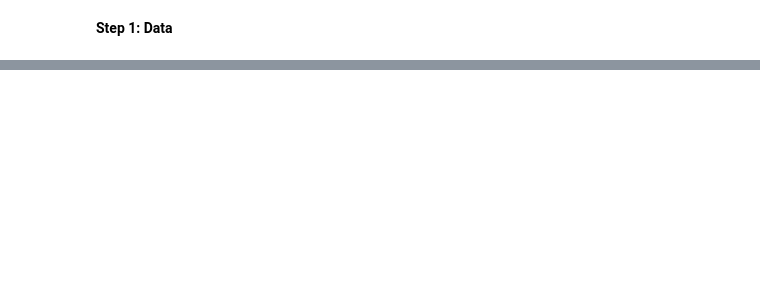
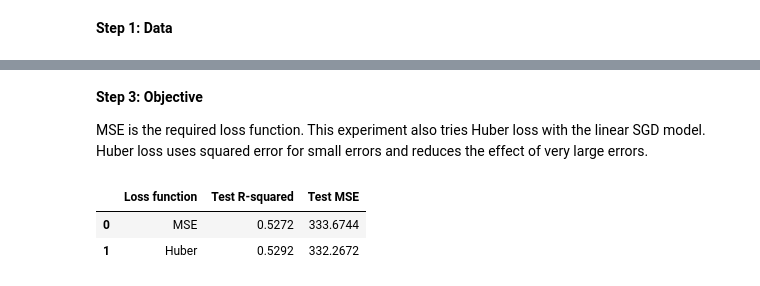
Before and after one commit to josh-niemantsverdriet/cs6073-hw1, a Jupyter notebook: main.ipynb, the cells around one changed output, grey strips where cells are left out. Drawn from its saved outputs; the diff is of its cells as text; code cells hidden in the pictures; blank space fills up the shorter version.

```diff
--- a/main.ipynb
+++ b/main.ipynb
@@ -124,0 +306,29 @@ df['PctPrivateCoverageAlone'] = df['PctPrivateCoverageAlone'].fillna(
+# %% [markdown]
+**Step 3: Objective**
+
+MSE is the required loss function. This experiment also tries Huber loss with the linear SGD model. Huber loss uses squared error for small errors and reduces the effect of very large errors.
+# %%
+# Compare the required MSE objective with a different loss function.
+mse_model = SGDRegressor(
+    loss='squared_error', penalty=None, random_state=SEED
+)
+huber_model = SGDRegressor(
+    loss='huber', penalty=None, random_state=SEED
+)
+
+loss_results = []
+for name, model in [('MSE', mse_model), ('Huber', huber_model)]:
+    model.fit(X_train_scaled, y_train_scaled)
+    predictions = predict_death_rate(model, X_test_scaled)
+    loss_results.append({
+        'Loss function': name,
+        'Test R-squared': r2_score(y_test, predictions),
+        'Test MSE': mean_squared_error(y_test, predictions),
+    })
+
+loss_results = pd.DataFrame(loss_results)
+loss_results.round(4)
+# %% [output]
+|  | Loss function | Test R-squared | Test MSE |
+| 0 | MSE | 0.5272 | 333.6744 |
+| 1 | Huber | 0.5292 | 332.2672 |
```
Also changed, not shown: parts of 24 cells of this notebook, 6 other files.
